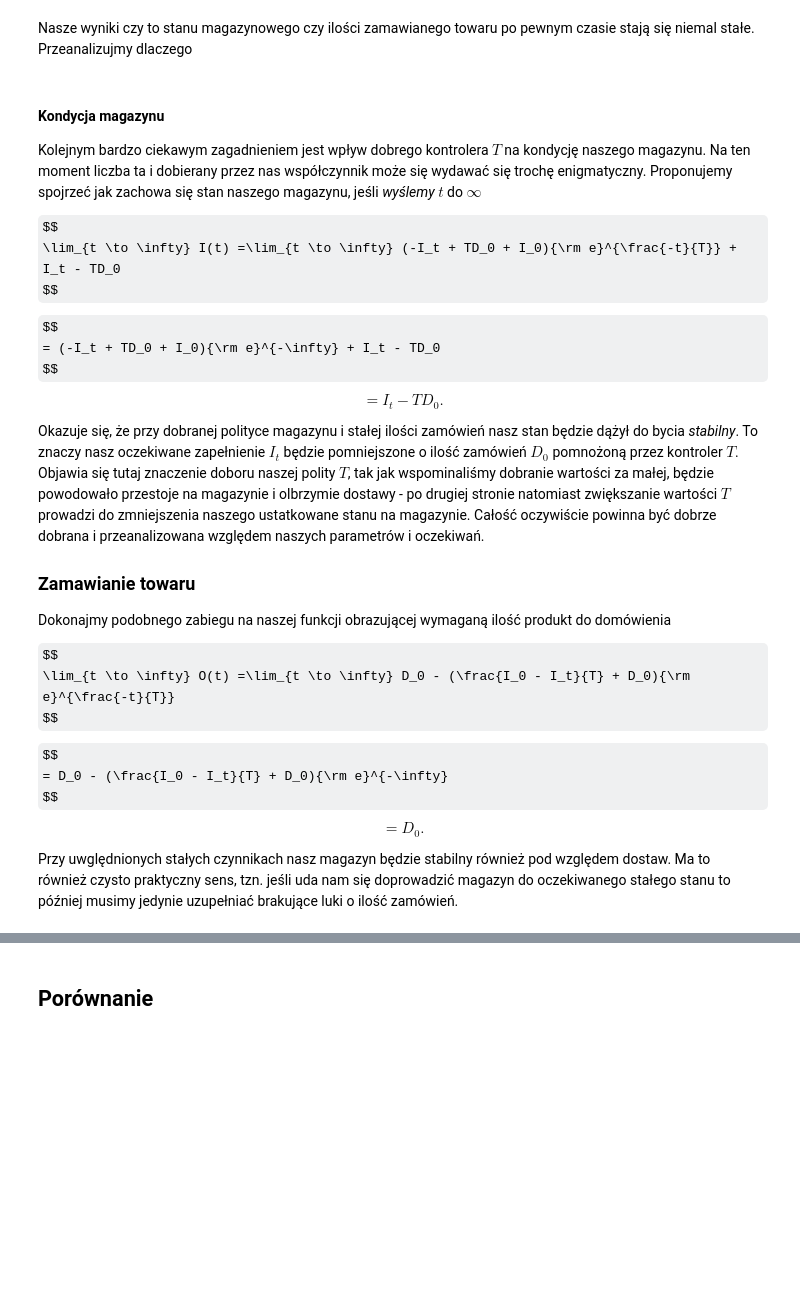
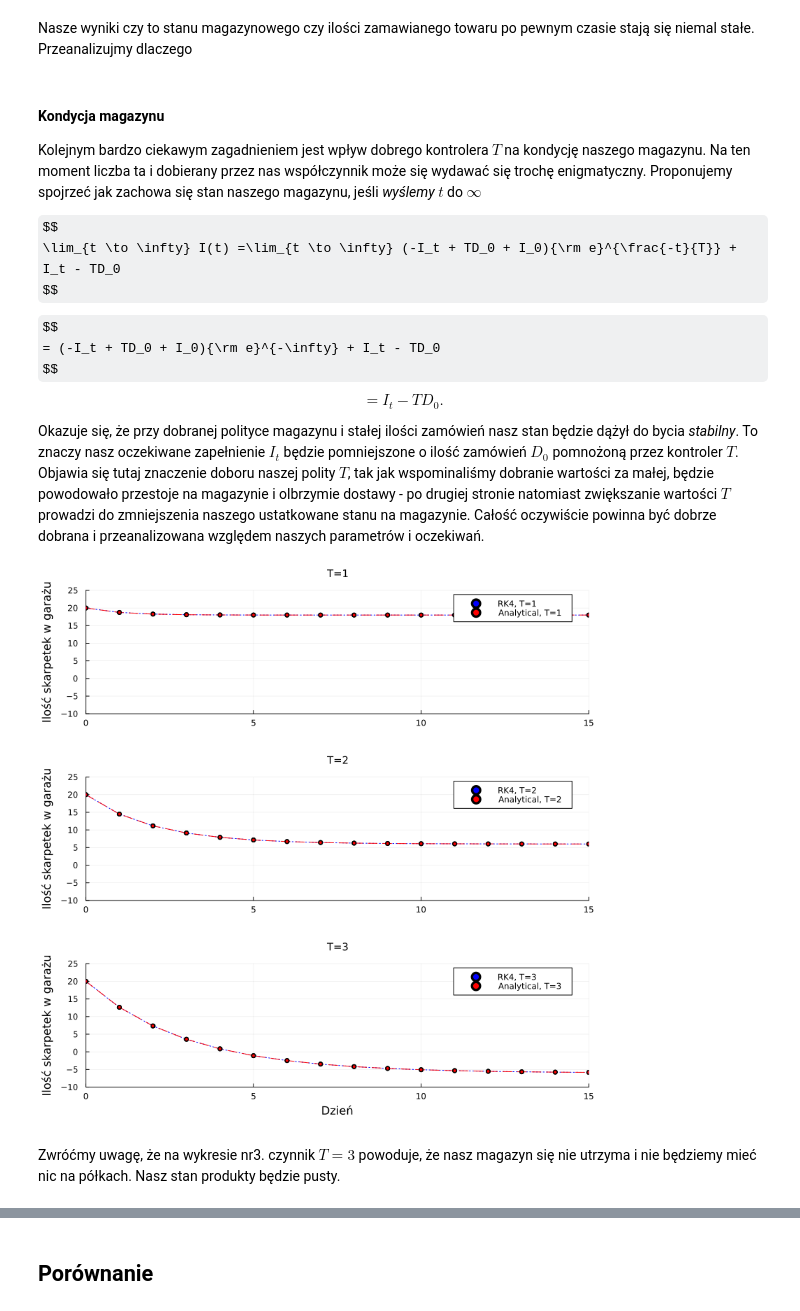
Before and after one commit to piotrczech/optimization-of-inventory-deliveries, a Jupyter notebook: main.ipynb, the cells around one changed output, grey strips where cells are left out. Cells and saved outputs as stored; diff of their text form; code cells hidden in the pictures; some formulas as TeX source; blank space fills up the shorter version.

Commit message:
Feature: Add new charts to diffrent T

```diff
--- a/main.ipynb
+++ b/main.ipynb
@@ -1013,21 +1013,41 @@ $$
 $$
 
 Okazuje się, że przy dobranej polityce magazynu i stałej ilości zamówień nasz stan będzie dążył do bycia <i>stabilny</i>. To znaczy nasz oczekiwane zapełnienie $I_t$ będzie pomniejszone o ilość zamówień $D_0$ pomnożoną przez kontroler $T$. Objawia się tutaj znaczenie doboru naszej polity $T$, tak jak wspominaliśmy dobranie wartości za małej, będzie powodowało przestoje na magazynie i olbrzymie dostawy - po drugiej stronie natomiast zwiększanie wartości $T$ prowadzi do zmniejszenia naszego ustatkowane stanu na magazynie. Całość oczywiście powinna być dobrze dobrana i przeanalizowana względem naszych parametrów i oczekiwań.
-
-### Zamawianie towaru
-
-Dokonajmy podobnego zabiegu na naszej funkcji obrazującej wymaganą ilość produkt do domówienia
-
-$$
-\lim_{t \to \infty} O(t) =\lim_{t \to \infty} D_0 - (\frac{I_0 - I_t}{T} + D_0){\rm e}^{\frac{-t}{T}}
-$$
-
-$$
- = D_0 - (\frac{I_0 - I_t}{T} + D_0){\rm e}^{-\infty}
-$$
-
-$$
-= D_0.
-$$
-
-Przy uwględnionych stałych czynnikach nasz magazyn będzie stabilny również pod względem dostaw. Ma to również czysto praktyczny sens, tzn. jeśli uda nam się doprowadzić magazyn do oczekiwanego stałego stanu to później musimy jedynie uzupełniać brakujące luki o ilość zamówień.
+# %%
+h = 1.0 # Compare with the same 'h' value
+
+T = 1
+f = get_f(Iₜ, T, D₀)
+x_values_rk4_T1, y_values_rk4_T1 = solve_by_rk4(f, I₀, day_start, day_end, h)
+x_values_analytic_T1, y_values_analytic_T1 = solve_by_analytical_solution(Iₜ, T, D₀, I₀, day_start, day_end, h)
+
+T = 2
+f = get_f(Iₜ, T, D₀)
+x_values_rk4_T2, y_values_rk4_T2 = solve_by_rk4(f, I₀, day_start, day_end, h)
+x_values_analytic_T2, y_values_analytic_T2 = solve_by_analytical_solution(Iₜ, T, D₀, I₀, day_start, day_end, h)
+
+T = 3
+f = get_f(Iₜ, T, D₀)
+x_values_rk4_T3, y_values_rk4_T3 = solve_by_rk4(f, I₀, day_start, day_end, h)
+x_values_analytic_T3, y_values_analytic_T3 = solve_by_analytical_solution(Iₜ, T, D₀, I₀, day_start, day_end, h)
+
+plot_T1 = plot(x_values_rk4_T1, y_values_rk4_T1, label="", color="blue", linestyle=:dot, xlabel=" ", ylabel="Ilość skarpetek w garażu", grid=true, xlims=(day_start, day_end), ylims=(-10, 25), titlefontsize=10)
+plot!(x_values_analytic_T1, y_values_analytic_T1, label="", color="red", linestyle=:dash)
+scatter!(x_values_rk4_T1, y_values_rk4_T1, label="RK4, T=1", markersize=3, color="blue")
+scatter!(x_values_analytic_T1, y_values_analytic_T1, label="Analytical, T=1", markersize=3, color="red")
+
+plot_T2 = plot(x_values_rk4_T2, y_values_rk4_T2, label="", color="blue", linestyle=:dot, xlabel=" ", ylabel="Ilość skarpetek w garażu", grid=true, xlims=(day_start, day_end), ylims=(-10, 25), titlefontsize=10)
+plot!(x_values_analytic_T2, y_values_analytic_T2, label="", color="red", linestyle=:dash)
+scatter!(x_values_rk4_T2, y_values_rk4_T2, label="RK4, T=2", markersize=3, color="blue")
+scatter!(x_values_analytic_T2, y_values_analytic_T2, label="Analytical, T=2", markersize=3, color="red")
+
+plot_T3 = plot(x_values_rk4_T3, y_values_rk4_T3, label="", color="blue", linestyle=:dot, xlabel="Dzień", ylabel="Ilość skarpetek w garażu", grid=true, xlims=(day_start, day_end), ylims=(-10, 25), titlefontsize=10)
+plot!(x_values_analytic_T3, y_values_analytic_T3, label="", color="red", linestyle=:dash)
+scatter!(x_values_rk4_T3, y_values_rk4_T3, label="RK4, T=3", markersize=3, color="blue")
+scatter!(x_values_analytic_T3, y_values_analytic_T3, label="Analytical, T=3", markersize=3, color="red")
+
+plot(plot_T1, plot_T2, plot_T3, layout=(3, 1), size=(800, 800), title=["T=1" "T=2" "T=3"])
+# %% [output]
+[figure, added]
+# %% [markdown]
+Zwróćmy uwagę, że na wykresie nr3. czynnik $T = 3$ powoduje, że nasz magazyn się nie utrzyma i nie będziemy mieć nic na półkach. Nasz stan produkty będzie pusty.
```
Also changed, not shown: parts of 1 cell of this notebook.
